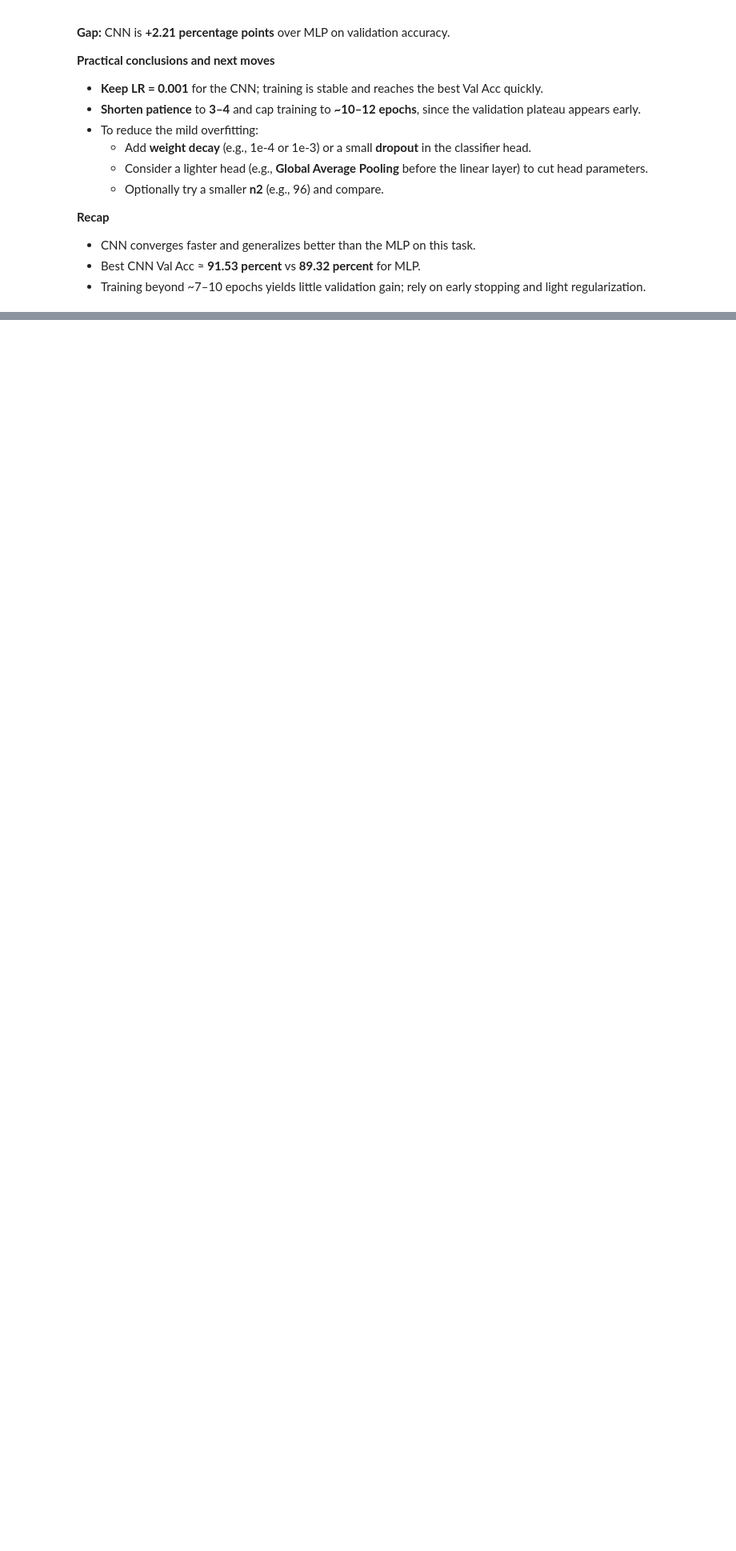
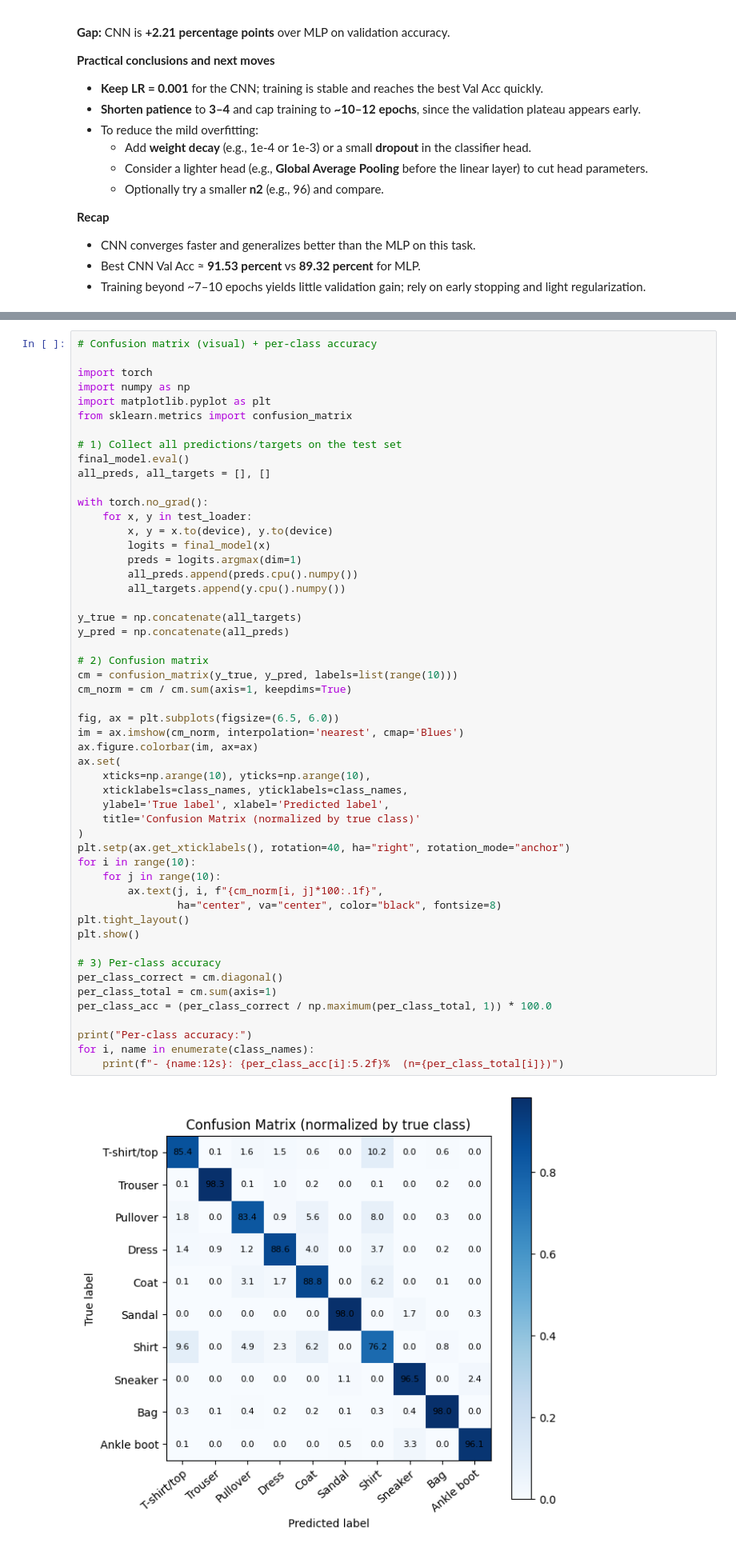
Before and after one commit to IvanNece/LABS_ML_Vision_Multimedia, a Jupyter notebook: Lab02_HyperparameterSelection/Hyper-parameter tuning on Fashion-MNIST (PyTorch).ipynb, the cells around one changed output, grey strips where cells are left out. Shown at 80% size. Cells and saved outputs as stored; diff of their text form; blank space fills up the shorter version.

```diff
--- a/Lab02_HyperparameterSelection/Hyper-parameter tuning on Fashion-MNIST (PyTorch).ipynb
+++ b/Lab02_HyperparameterSelection/Hyper-parameter tuning on Fashion-MNIST (PyTorch).ipynb
@@ -999,0 +1769,54 @@ Saved: cnn_architecture.svg
+# %%
+# Confusion matrix (visual) + per-class accuracy
+
+import torch
+import numpy as np
+import matplotlib.pyplot as plt
+from sklearn.metrics import confusion_matrix
+
+# 1) Collect all predictions/targets on the test set
+final_model.eval()
+all_preds, all_targets = [], []
+
+with torch.no_grad():
+    for x, y in test_loader:
+        x, y = x.to(device), y.to(device)
+        logits = final_model(x)
+        preds = logits.argmax(dim=1)
+        all_preds.append(preds.cpu().numpy())
+        all_targets.append(y.cpu().numpy())
+
+y_true = np.concatenate(all_targets)
+y_pred = np.concatenate(all_preds)
+
+# 2) Confusion matrix
+cm = confusion_matrix(y_true, y_pred, labels=list(range(10)))
+cm_norm = cm / cm.sum(axis=1, keepdims=True)
+
+fig, ax = plt.subplots(figsize=(6.5, 6.0))
+im = ax.imshow(cm_norm, interpolation='nearest', cmap='Blues')
+ax.figure.colorbar(im, ax=ax)
+ax.set(
+    xticks=np.arange(10), yticks=np.arange(10),
+    xticklabels=class_names, yticklabels=class_names,
+    ylabel='True label', xlabel='Predicted label',
+    title='Confusion Matrix (normalized by true class)'
+)
+plt.setp(ax.get_xticklabels(), rotation=40, ha="right", rotation_mode="anchor")
+for i in range(10):
+    for j in range(10):
+        ax.text(j, i, f"{cm_norm[i, j]*100:.1f}",
+                ha="center", va="center", color="black", fontsize=8)
+plt.tight_layout()
+plt.show()
+
+# 3) Per-class accuracy
+per_class_correct = cm.diagonal()
+per_class_total = cm.sum(axis=1)
+per_class_acc = (per_class_correct / np.maximum(per_class_total, 1)) * 100.0
+
+print("Per-class accuracy:")
+for i, name in enumerate(class_names):
+    print(f"- {name:12s}: {per_class_acc[i]:5.2f}%  (n={per_class_total[i]})")
+# %% [output]
+[figure, added]
```
Also changed, not shown: parts of 24 cells of this notebook.
